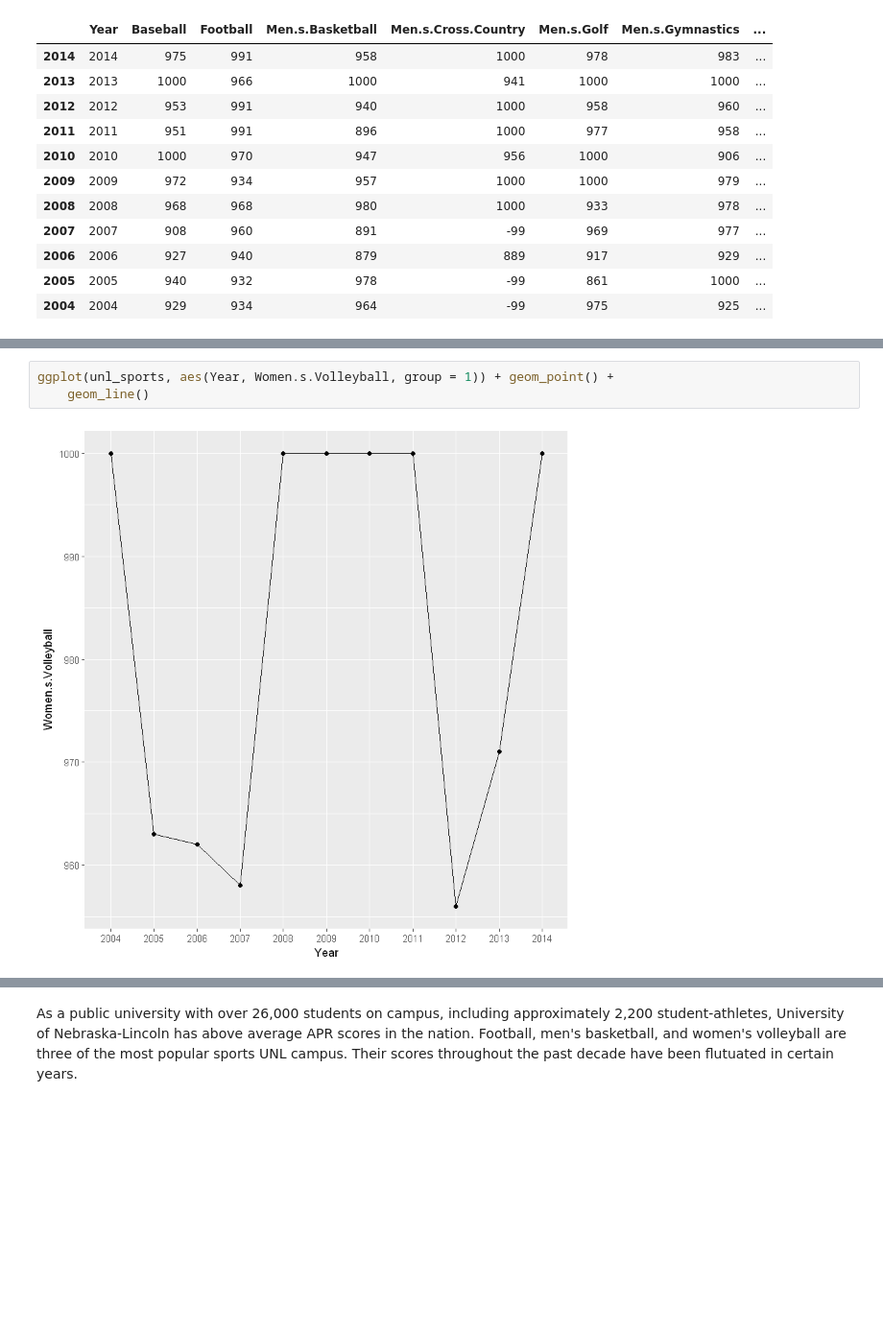
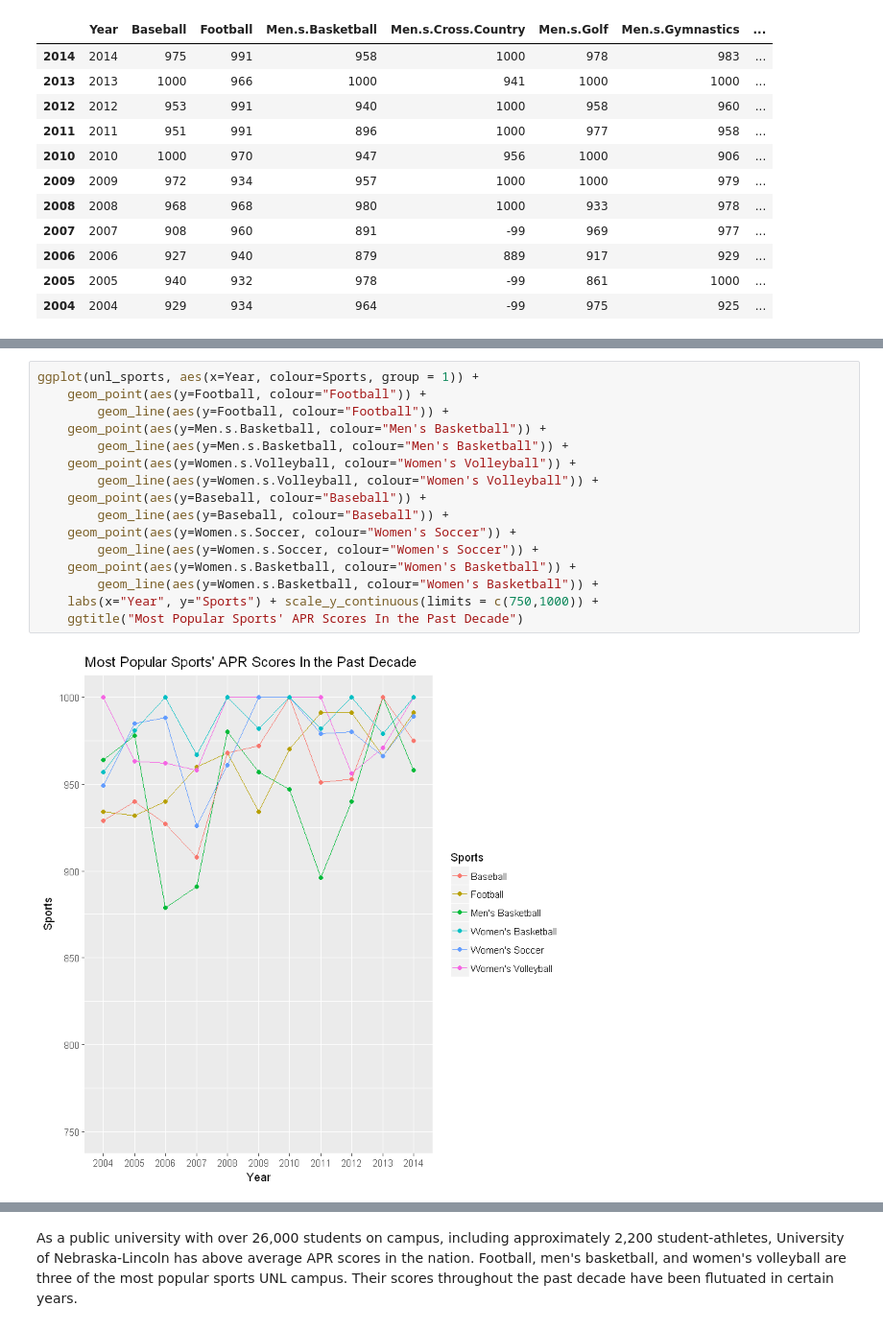
Before and after one commit to joeyzhouchosen/Data_Visualizations, a Jupyter notebook: NCAA_Academics_Analysis.ipynb, the cells around one changed output, grey strips where cells are left out. Shown: that part at 96% size. Drawn from its saved outputs; the diff is of its cells as text; blank space fills up the shorter version.

```diff
--- a/NCAA_Academics_Analysis.ipynb
+++ b/NCAA_Academics_Analysis.ipynb
@@ -175,5 +176,18 @@ ggplot(unl_sports, aes(Year, Men.s.Basketball, group = 1)) + geom_point() +
-# %%
-ggplot(unl_sports, aes(Year, Women.s.Volleyball, group = 1)) + geom_point() +
-    geom_line()
-# %% [output]
-[figure, removed]
+# %%
+ggplot(unl_sports, aes(x=Year, colour=Sports, group = 1)) +
+    geom_point(aes(y=Football, colour="Football")) +
+        geom_line(aes(y=Football, colour="Football")) +
+    geom_point(aes(y=Men.s.Basketball, colour="Men's Basketball")) +
+        geom_line(aes(y=Men.s.Basketball, colour="Men's Basketball")) +
+    geom_point(aes(y=Women.s.Volleyball, colour="Women's Volleyball")) +
+        geom_line(aes(y=Women.s.Volleyball, colour="Women's Volleyball")) +
+    geom_point(aes(y=Baseball, colour="Baseball")) +
+        geom_line(aes(y=Baseball, colour="Baseball")) +
+    geom_point(aes(y=Women.s.Soccer, colour="Women's Soccer")) +
+        geom_line(aes(y=Women.s.Soccer, colour="Women's Soccer")) +
+    geom_point(aes(y=Women.s.Basketball, colour="Women's Basketball")) +
+        geom_line(aes(y=Women.s.Basketball, colour="Women's Basketball")) +
+    labs(x="Year", y="Sports") + scale_y_continuous(limits = c(750,1000)) +
+    ggtitle("Most Popular Sports' APR Scores In the Past Decade")
+# %% [output]
+[figure, added]
```
Also changed, not shown: parts of 6 cells of this notebook.
